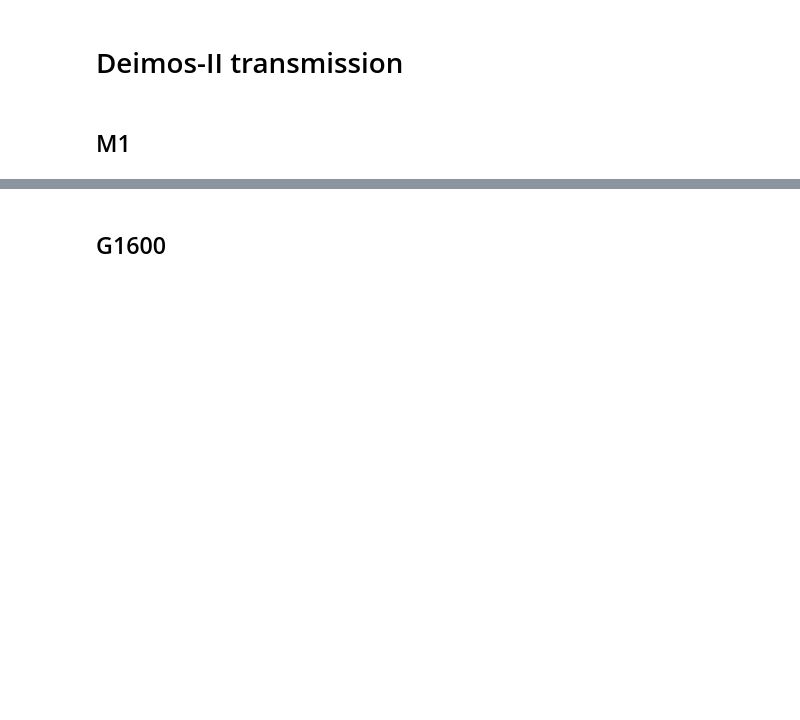
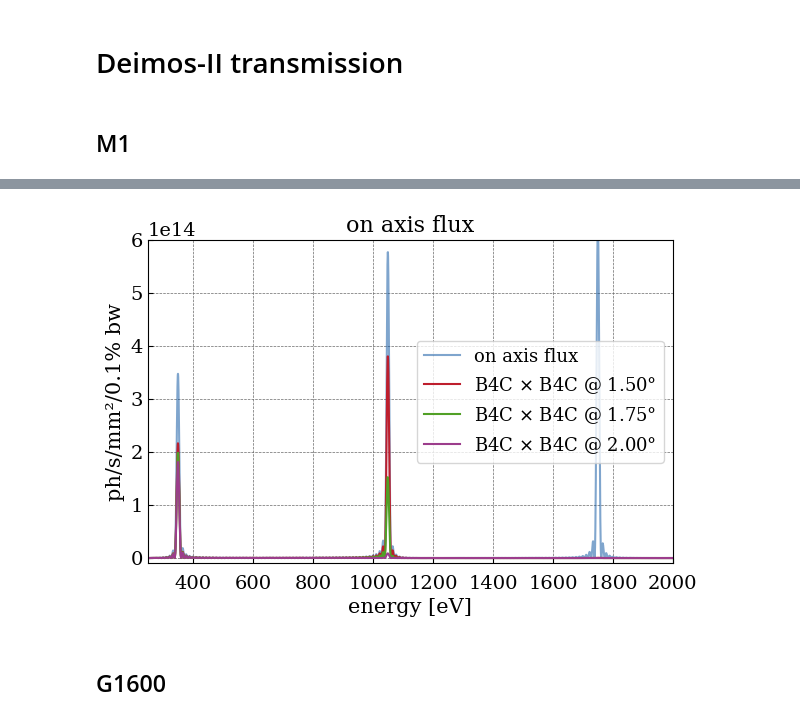
Before and after one commit to barc4/soleil_deimos, a Jupyter notebook: workspaces/Deimos_spectral_transmission.ipynb, the cells around one changed output, grey strips where cells are left out. Drawn from its saved outputs; the diff is of its cells as text; code cells hidden in the pictures; blank space fills up the shorter version.

```diff
--- a/workspaces/Deimos_spectral_transmission.ipynb
+++ b/workspaces/Deimos_spectral_transmission.ipynb
@@ -28,6 +28,7 @@ from typing import Dict, List
 
 import h5py as h5
 import numpy as np
+import scipy.integrate as integrate
 from barc4plots.barc4plots import PlotManager
 from barc4xoc.aux_carpem import load_carpem_dataset
 from barc4xoc.grating import align_grating
@@ -35,6 +36,9 @@ from barc4xoc.materials import ml_reflectivity_curve, reflectivity_curve
 from barc4xoc.misc import energy_wavelength
 from barc4xoc.plots import plot_tuning_curve
 from matplotlib.pylab import cm
+from scipy.constants import physical_constants
+
+CHARGE = physical_constants["atomic unit of charge"][0]
 
 # checking we are using the correct python:
 print(sys.executable)
@@ -567,0 +630,9 @@ fig.info_1d_plot(2, f'{M1A_HE_P2["material"]} $\\times$ {M1C_HE["material"]} @ {
+# %%
+e0, ei, ef, dE = 0, 250, 5000, 0.5
+ne = int((ef-ei)/dE)+1
+
+C1 = reflectivity_curve("B4C", 2.52, 1.50, ei, ef, ne)
+C2 = reflectivity_curve("B4C", 2.52, 1.75, ei, ef, ne)
+C3 = reflectivity_curve("B4C", 2.52, 2.00, ei, ef, ne)
+
+sp = read_spectrum('.\\results\\source\\SOLEIL-II-U52mm_on_axis_spectrum.h5')
@@ -568,3 +647,19 @@ fig.info_1d_plot(2, f'{M1A_HE_P2["material"]} $\\times$ {M1C_HE["material"]} @ {
+# %%
+fig = PlotManager()
+fig.image, fig.x = sp['spectrum']['flux'], sp['spectrum']['energy']
+fig.additional_info("on axis flux", "energy [eV]", "ph/s/mm²/0.1% bw", xmin=250, xmax=2000, ymin=-1E13, ymax=6E14).aesthetics(LaTex=True, grid=True, PlotScale=0)
+fig.info_1d_plot(0, 'on axis flux', LineStyle='-', alpha=0.5, LabelPos=0).plot_1d(enable=False)
+
+fig.image = sp['spectrum']['flux']*C1['reflectivity']*C1['reflectivity']
+fig.info_1d_plot(1,  f'{C1["material"]} $\\times$ {C1["material"]} @ {C1["theta"]:.2f}°', LineStyle='-', alpha=1).plot_1d(enable=False, hold=True)
+
+fig.image = sp['spectrum']['flux']*C2['reflectivity']*C2['reflectivity']
+fig.info_1d_plot(2,  f'{C2["material"]} $\\times$ {C2["material"]} @ {C2["theta"]:.2f}°', LineStyle='-', alpha=1).plot_1d(enable=False, hold=True)
+
+fig.image = sp['spectrum']['flux']*C3['reflectivity']*C3['reflectivity']
+fig.info_1d_plot(3,  f'{C3["material"]} $\\times$ {C3["material"]} @ {C3["theta"]:.2f}°', LineStyle='-', alpha=1).plot_1d(enable=True, hold=True)
+# %% [output]
+[figure, added]
 # %% [markdown]
 ## G1600
 # %%
```
Also changed, not shown: parts of 4 cells of this notebook, 4 other files.
